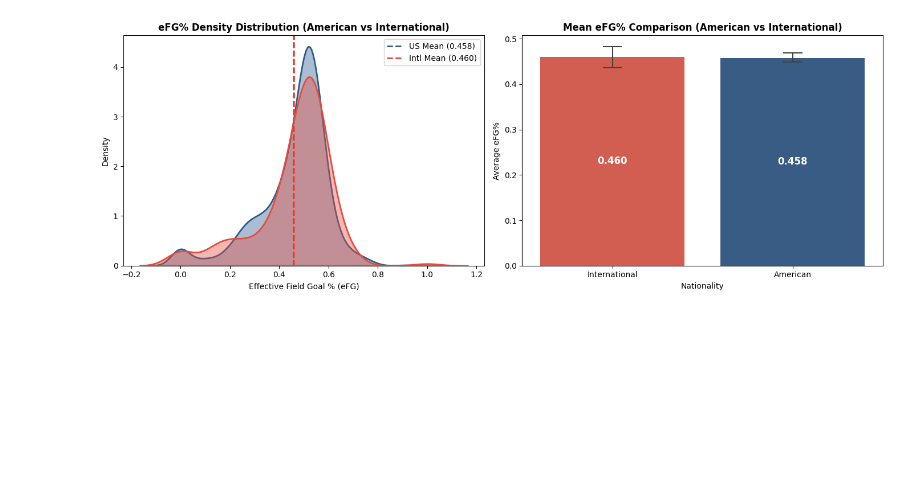
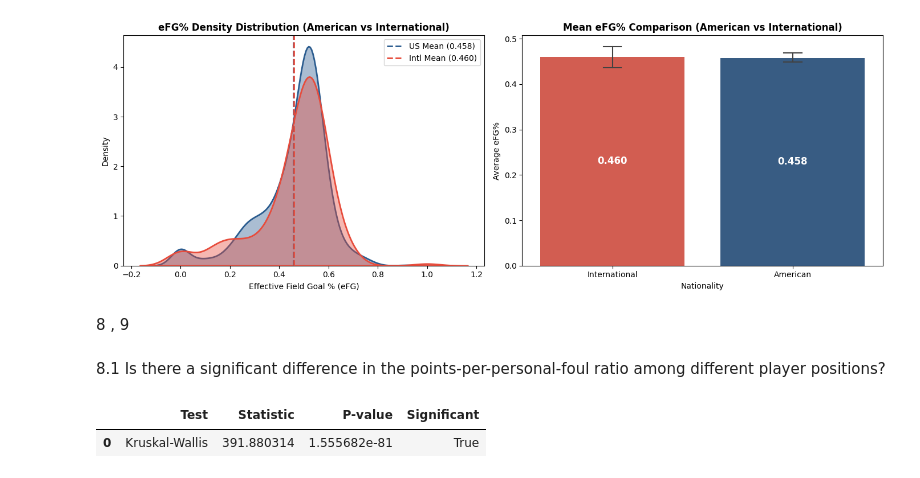
Before and after one commit to SadeghMahmoudAbadi/Basketball-Data-Analysis, a Jupyter notebook: analysis.ipynb, the cells around one changed output. Saved outputs shown, nothing was run; the diff lists cells and outputs as text; code cells hidden in the pictures; blank space fills up the shorter version.

```diff
--- a/analysis.ipynb
+++ b/analysis.ipynb
@@ -1083,3 +1083,5 @@ The `errwidth` parameter is deprecated. And will be removed in v0.15.0. Pass `er
 
   sns.barplot(
 [figure]
+# %% [markdown]
+8 , 9
@@ -1085,0 +1139,34 @@ The `errwidth` parameter is deprecated. And will be removed in v0.15.0. Pass `er
+# %%
+def compare_groups(df, value_col, group_col="position", alpha=0.05):
+
+    groups = []
+    all_normal = True
+
+    for position in df[group_col].unique():
+        values = df[df[group_col] == position][value_col].dropna()
+        groups.append(values)
+
+        if not check_normality(values, alpha):
+            all_normal = False
+
+    if all_normal:
+        stat, p_value = f_oneway(*groups)
+        test_name = "One-way ANOVA"
+    else:
+        stat, p_value = kruskal(*groups)
+        test_name = "Kruskal-Wallis"
+
+    return pd.DataFrame({
+        "Test": [test_name],
+        "Statistic": [stat],
+        "P-value": [p_value],
+        "Significant": [p_value < alpha]
+    })
+# %% [markdown]
+8.1
+Is there a significant difference in the points-per-personal-foul ratio among different player positions?
+# %%
+compare_groups(point_personal_fouls_df , "pts_per_foul")
+# %% [output]
+|  | Test | Statistic | P-value | Significant |
+| 0 | Kruskal-Wallis | 391.880314 | 1.555682e-81 | True |
```
Also changed, not shown: parts of 8 cells of this notebook.
